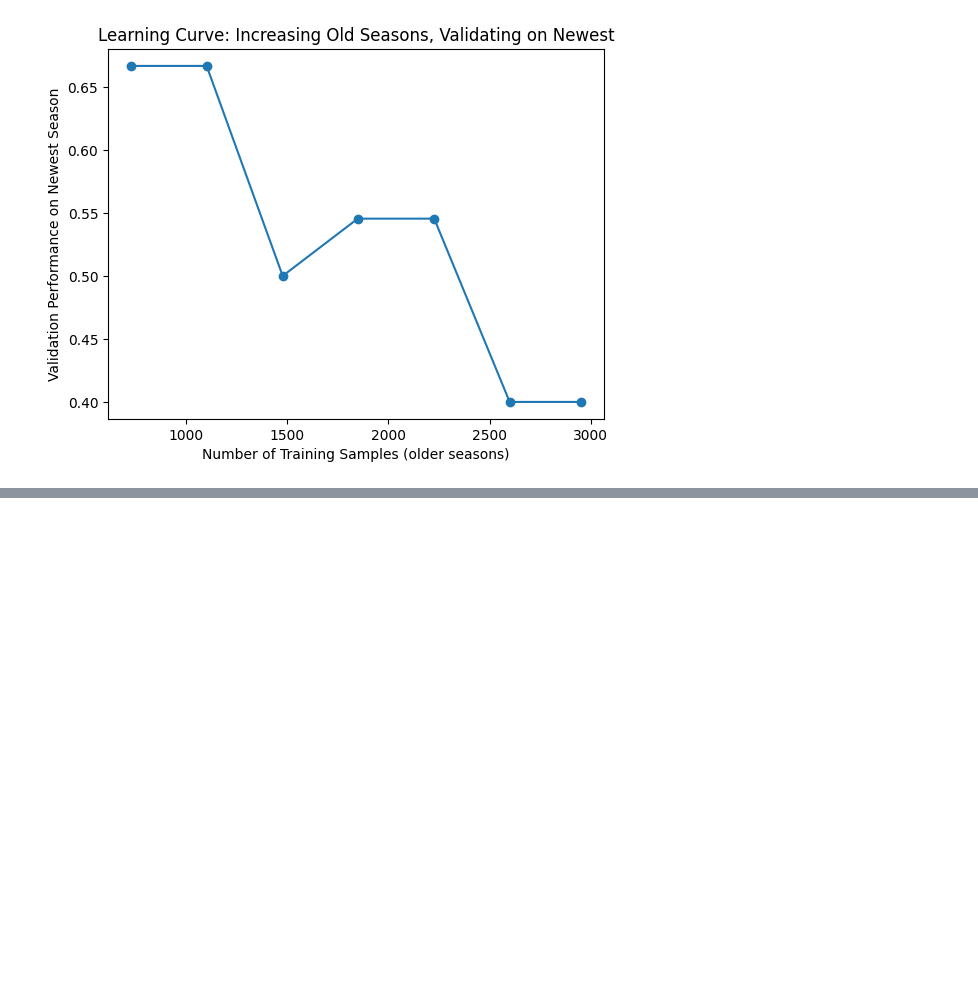
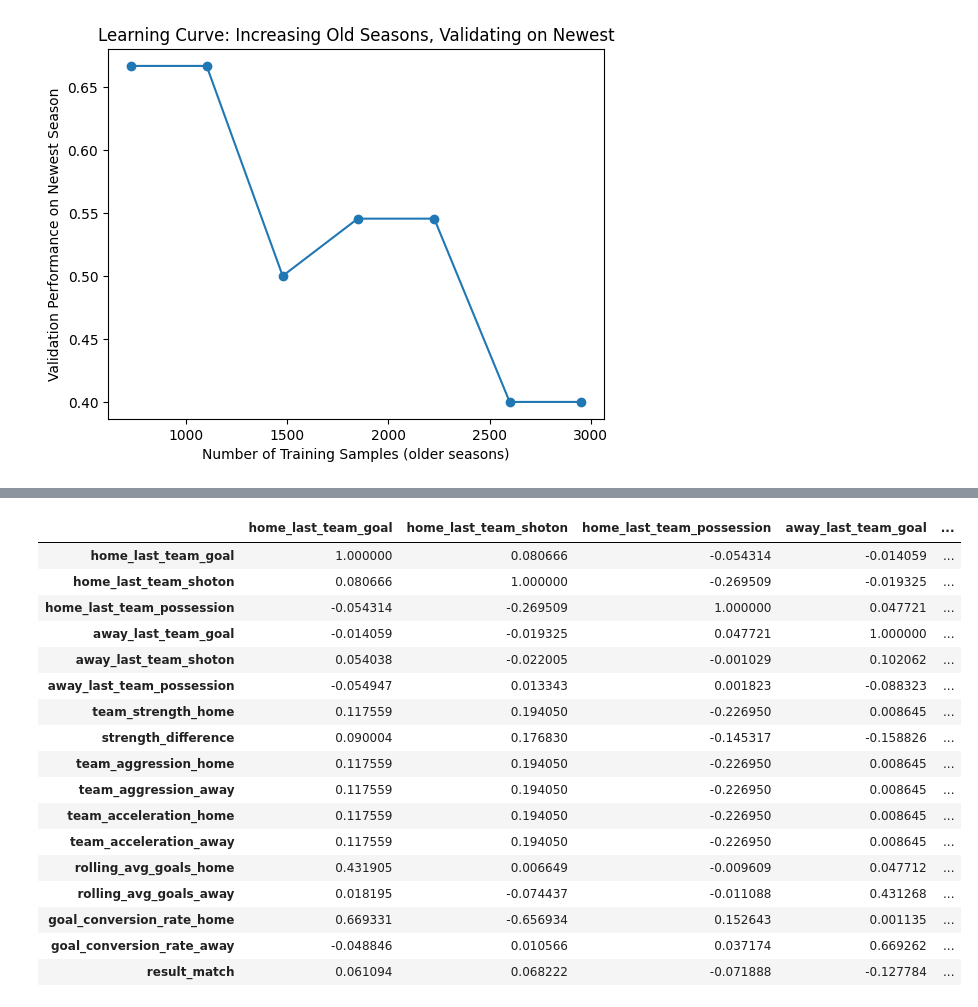
Before and after one commit to kamil0920/football_result_prediction-v2, a Jupyter notebook: src/eda.ipynb, the cells around one changed output, grey strips where cells are left out. Drawn from its saved outputs; the diff is of its cells as text; code cells hidden in the pictures; blank space fills up the shorter version.

```diff
--- a/src/eda.ipynb
+++ b/src/eda.ipynb
@@ -100,0 +120,27 @@ y_tst = df_tst["result_match"]
+# %%
+(X_trn
+ .assign(result_match=y_trn)
+ .corr(method='spearman')
+ .style
+ .background_gradient(cmap='RdBu', vmax=1, vmin=-1)
+ .set_sticky(axis='index')
+ )
+# %% [output]
+|  | home_last_team_goal | home_last_team_shoton | home_last_team_possession | away_last_team_goal | ... |
+| home_last_team_goal | 1.000000 | 0.080666 | -0.054314 | -0.014059 | ... |
+| home_last_team_shoton | 0.080666 | 1.000000 | -0.269509 | -0.019325 | ... |
+| home_last_team_possession | -0.054314 | -0.269509 | 1.000000 | 0.047721 | ... |
+| away_last_team_goal | -0.014059 | -0.019325 | 0.047721 | 1.000000 | ... |
+| away_last_team_shoton | 0.054038 | -0.022005 | -0.001029 | 0.102062 | ... |
+| away_last_team_possession | -0.054947 | 0.013343 | 0.001823 | -0.088323 | ... |
+| team_strength_home | 0.117559 | 0.194050 | -0.226950 | 0.008645 | ... |
+| strength_difference | 0.090004 | 0.176830 | -0.145317 | -0.158826 | ... |
+| team_aggression_home | 0.117559 | 0.194050 | -0.226950 | 0.008645 | ... |
+| team_aggression_away | 0.117559 | 0.194050 | -0.226950 | 0.008645 | ... |
+| team_acceleration_home | 0.117559 | 0.194050 | -0.226950 | 0.008645 | ... |
+| team_acceleration_away | 0.117559 | 0.194050 | -0.226950 | 0.008645 | ... |
+| rolling_avg_goals_home | 0.431905 | 0.006649 | -0.009609 | 0.047712 | ... |
+| rolling_avg_goals_away | 0.018195 | -0.074437 | -0.011088 | 0.431268 | ... |
+| goal_conversion_rate_home | 0.669331 | -0.656934 | 0.152643 | 0.001135 | ... |
+| goal_conversion_rate_away | -0.048846 | 0.010566 | 0.037174 | 0.669262 | ... |
+| result_match | 0.061094 | 0.068222 | -0.071888 | -0.127784 | ... |
```
Also changed, not shown: parts of 8 cells of this notebook.
